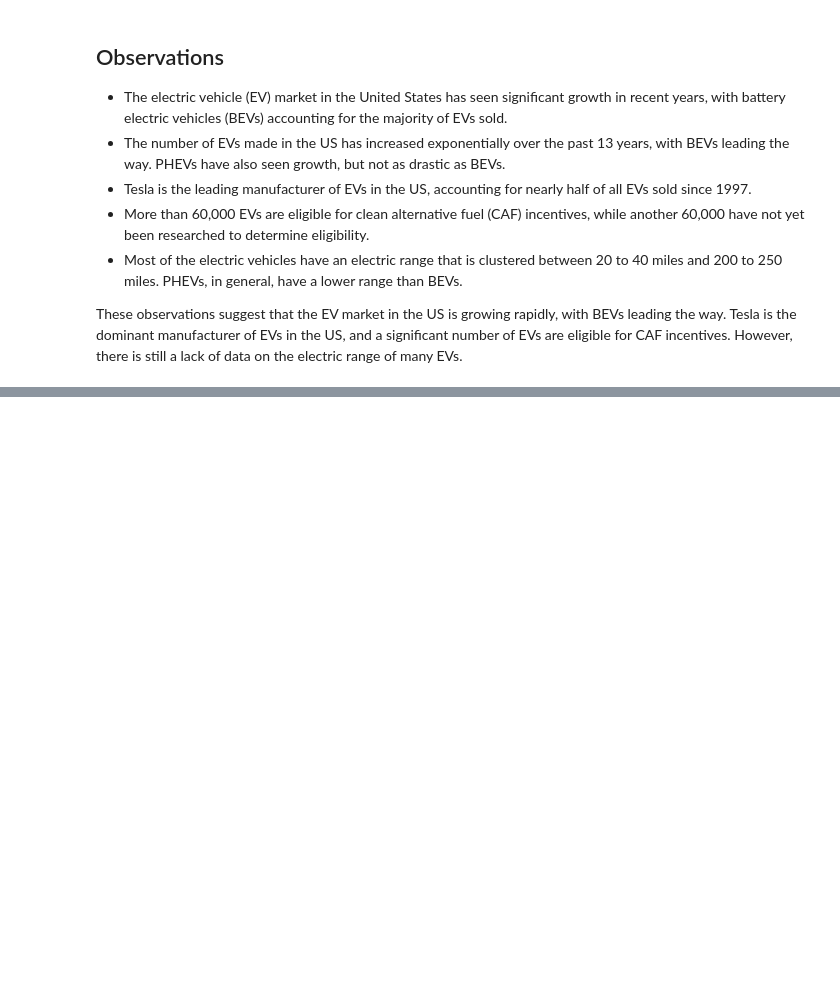
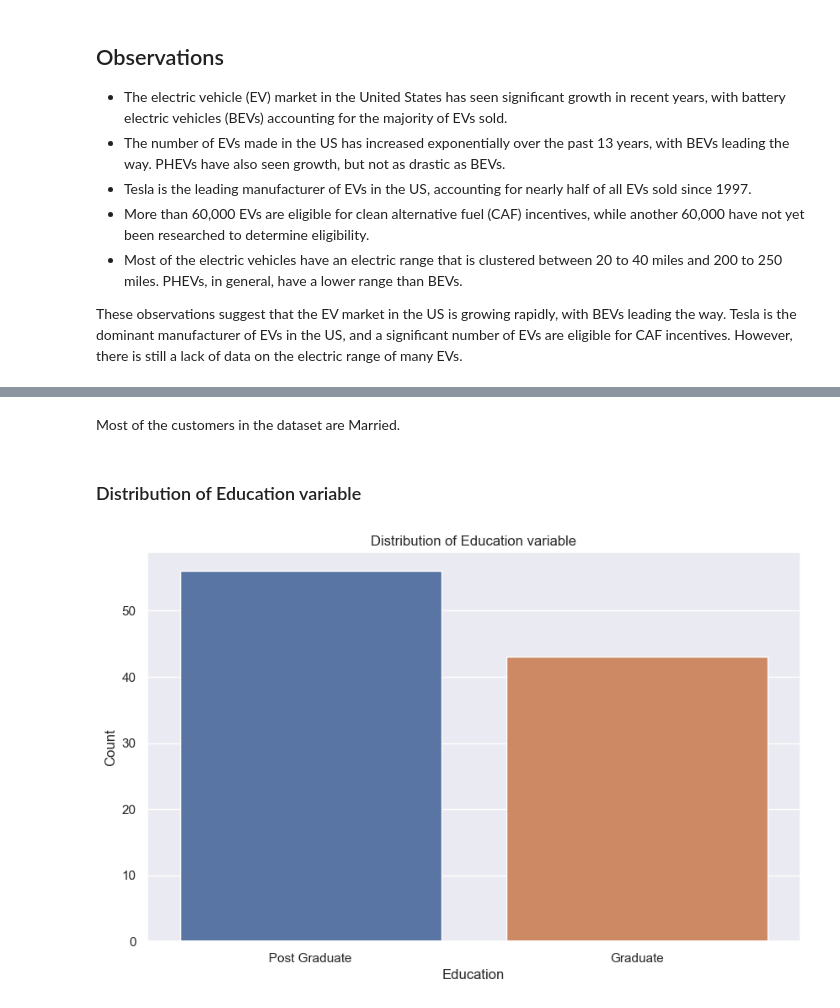
Before and after one commit to KratikMehta/EV-Market-Segmentation-in-India, a Jupyter notebook: Market_Segmentation.ipynb, the cells around one changed output, grey strips where cells are left out. Drawn from its saved outputs; the diff is of its cells as text; code cells hidden in the pictures; blank space fills up the shorter version.

```diff
--- a/Market_Segmentation.ipynb
+++ b/Market_Segmentation.ipynb
@@ -518,0 +637,15 @@ These observations suggest that the EV market in the US is growing rapidly, with
+# %% [markdown]
+Most of the customers in the dataset are Married.
+# %% [markdown]
+### Distribution of Education variable
+# %%
+# Create a bar chart.
+plt.figure(figsize=(10, 6))
+sns.barplot(x=behavior_df["Education"].value_counts().index, y=behavior_df["Education"].value_counts())
+
+# Add a title and labels to the axes.
+plt.title("Distribution of Education variable")
+plt.xlabel("Education")
+plt.ylabel("Count");
+# %% [output]
+[figure, added]
```
Also changed, not shown: parts of 44 cells of this notebook, 2 other files.
